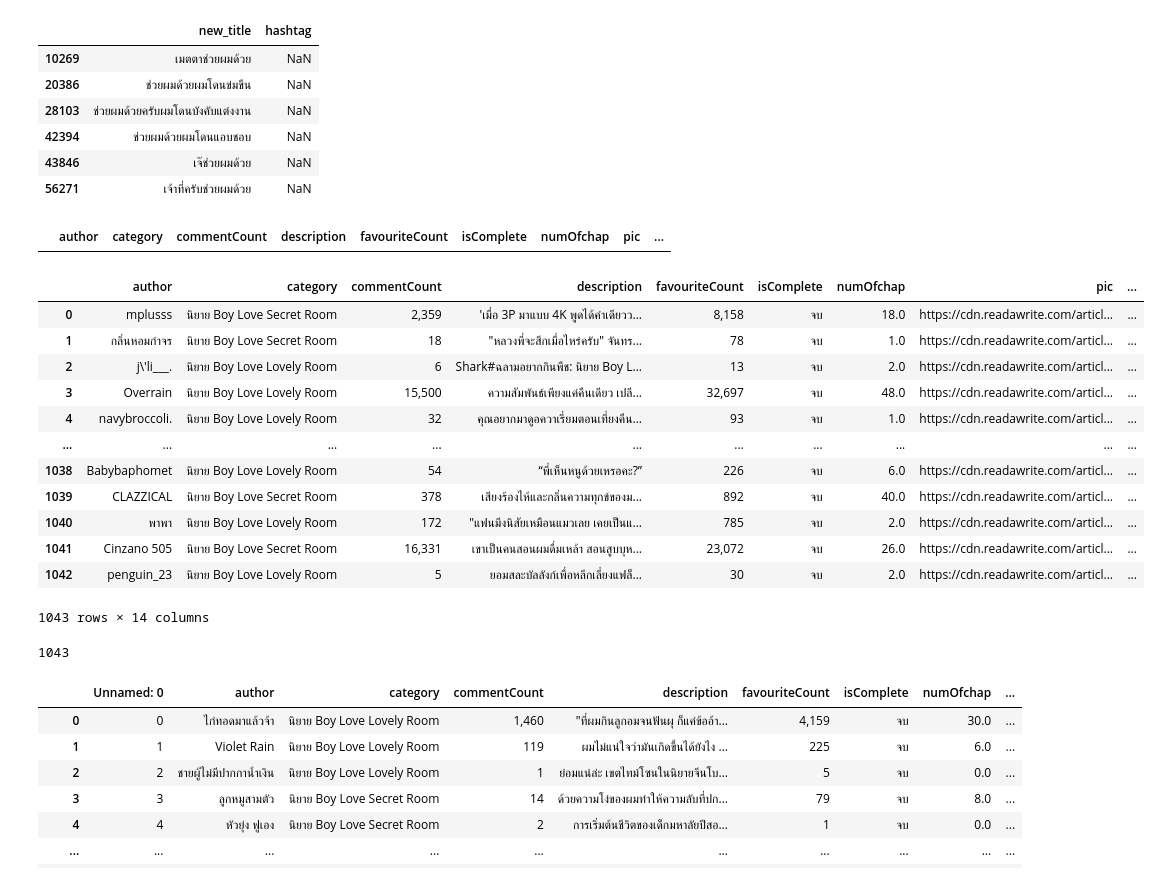
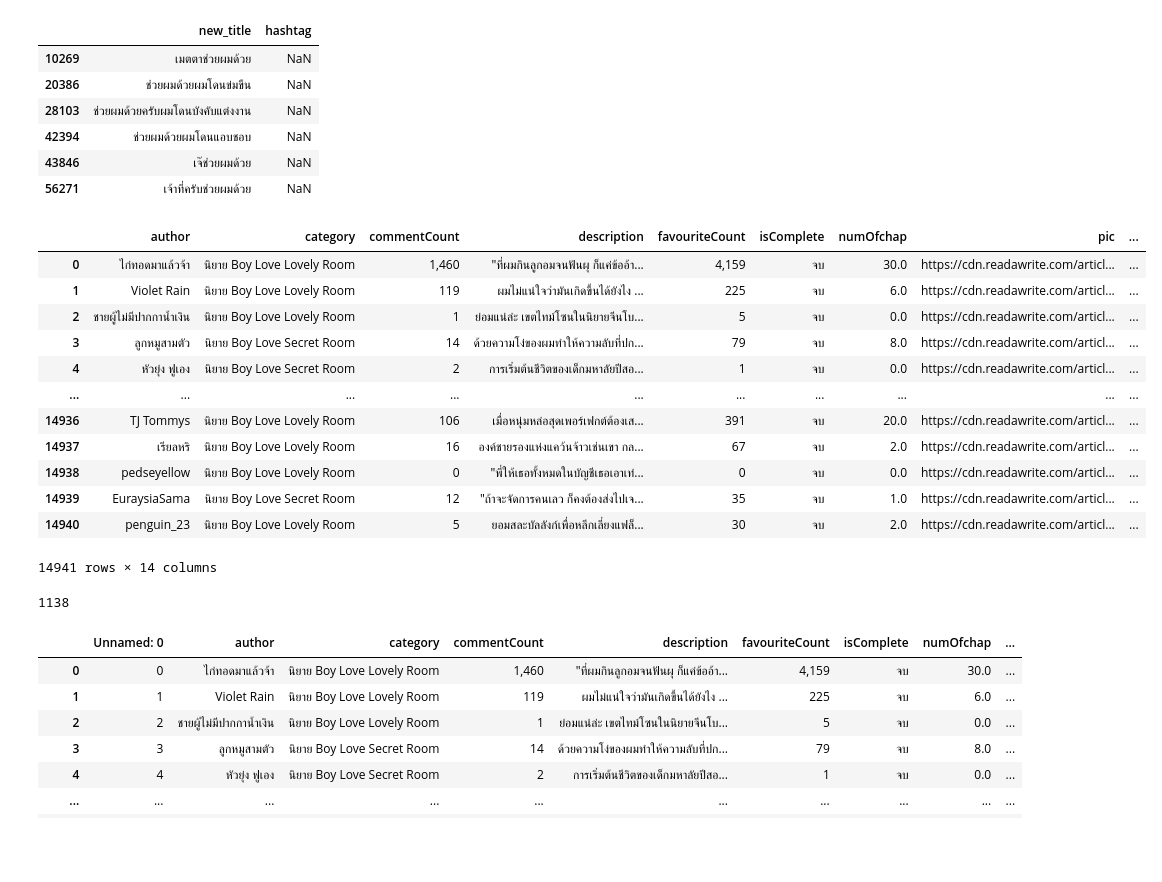
Before and after one commit to pppetonggg/Pick2Read, a Jupyter notebook: CleanReadawrite.ipynb, the cells around one changed output. Cells and saved outputs as stored; diff of their text form; code cells hidden in the pictures; blank space fills up the shorter version.

Commit message:
title no duplicate for twitter search

```diff
--- a/CleanReadawrite.ipynb
+++ b/CleanReadawrite.ipynb
@@ -110,43 +114,39 @@ df3[df3['new_title'].str.contains('ช่วยผมด้วย', na=False)]
 | 42394 | ช่วยผมด้วยผมโดนแอบชอบ | NaN |
 | 43846 | เจ๊ช่วยผมด้วย | NaN |
 | 56271 | เจ้าที่ครับช่วยผมด้วย | NaN |
-# %%
-boyslove[boyslove['hashtag'].str.contains('ป๋อจ้าน') == True]
-#df3.to_csv('readawrite_hashtag.csv')
-# %% [output]
-|  | author | category | commentCount | description | favouriteCount | isComplete | numOfchap | pic | ... |
 # %%
 df4 = df.join(df3)
 
-#no duplicate for hashtag
-df4_nodup = df4.drop_duplicates(subset=['hashtag'], keep=False)
+#no duplicate for hashtag and title
+df4_nodup = df4.drop_duplicates(subset=['titleandhashtag'], keep=False)
 df4_nodup[df4_nodup['hashtag'].str.contains('') == True]
 df4_nodup = df4_nodup[df4_nodup['category'].str.contains('Lovely|Secret')]
 df4_nodup.reset_index(drop=True, inplace=True)
 
 df4_nodup
 #df4_nodup[df4_nodup['title'].str.contains('เกียร์พันสิงห์')]
 #df4
 # %% [output]
 |  | author | category | commentCount | description | favouriteCount | isComplete | numOfchap | pic | ... |
-| 0 | mplusss | นิยาย Boy Love Secret Room | 2,359 | 'เมื่อ 3P มาแบบ 4K พูดได้คำเดียวว... | 8,158 | จบ | 18.0 | https://cdn.readawrite.com/articl... | ... |
-| 1 | กลิ่นหอมกำจร | นิยาย Boy Love Secret Room | 18 | "หลวงพี่จะสึกเมื่อไหร่ครับ" จันทร... | 78 | จบ | 1.0 | https://cdn.readawrite.com/articl... | ... |
-| 2 | j\'li___. | นิยาย Boy Love Lovely Room | 6 | Shark#ฉลามอยากกินพืช: นิยาย Boy L... | 13 | จบ | 2.0 | https://cdn.readawrite.com/articl... | ... |
-| 3 | Overrain | นิยาย Boy Love Lovely Room | 15,500 | ความสัมพันธ์เพียงแค่คืนเดียว เปลี... | 32,697 | จบ | 48.0 | https://cdn.readawrite.com/articl... | ... |
-| 4 | navybroccoli. | นิยาย Boy Love Lovely Room | 32 | คุณอยากมาดูอควาเรี่ยมตอนเที่ยงคืน... | 93 | จบ | 1.0 | https://cdn.readawrite.com/articl... | ... |
+| 0 | ไก่ทอดมาแล้วจ้า | นิยาย Boy Love Lovely Room | 1,460 | "ที่ผมกินลูกอมจนฟันผุ ก็แค่ข้ออ้า... | 4,159 | จบ | 30.0 | https://cdn.readawrite.com/articl... | ... |
+| 1 | Violet Rain | นิยาย Boy Love Lovely Room | 119 | ผมไม่แน่ใจว่ามันเกิดขึ้นได้ยังไง ... | 225 | จบ | 6.0 | https://cdn.readawrite.com/articl... | ... |
+| 2 | ชายผู้ไม่มีปากกาน้ำเงิน | นิยาย Boy Love Lovely Room | 1 | ย่อมแน่ล่ะ เขตไทม์โซนในนิยายจีนโบ... | 5 | จบ | 0.0 | https://cdn.readawrite.com/articl... | ... |
+| 3 | ลูกหมูสามตัว | นิยาย Boy Love Secret Room | 14 | ด้วยความโง่ของผมทำให้ความลับที่ปก... | 79 | จบ | 8.0 | https://cdn.readawrite.com/articl... | ... |
+| 4 | หัวยุ่ง ฟูเอง | นิยาย Boy Love Secret Room | 2 | การเริ่มต้นชีวิตของเด็กมหาลัยปีสอ... | 1 | จบ | 0.0 | https://cdn.readawrite.com/articl... | ... |
 | ... | ... | ... | ... | ... | ... | ... | ... | ... | ... |
-| 1038 | Babybaphomet | นิยาย Boy Love Lovely Room | 54 | “พี่เห็นหนูด้วยเหรอคะ?” | 226 | จบ | 6.0 | https://cdn.readawrite.com/articl... | ... |
-| 1039 | CLAZZICAL | นิยาย Boy Love Secret Room | 378 | เสียงร้องไห้และกลิ่นความทุกข์ของม... | 892 | จบ | 40.0 | https://cdn.readawrite.com/articl... | ... |
-| 1040 | พาพา | นิยาย Boy Love Lovely Room | 172 | "แฟนมึงนิสัยเหมือนแมวเลย เคยเป็นแ... | 785 | จบ | 2.0 | https://cdn.readawrite.com/articl... | ... |
-| 1041 | Cinzano 505 | นิยาย Boy Love Secret Room | 16,331 | เขาเป็นคนสอนผมดื่มเหล้า สอนสูบบุห... | 23,072 | จบ | 26.0 | https://cdn.readawrite.com/articl... | ... |
-| 1042 | penguin_23 | นิยาย Boy Love Lovely Room | 5 | ยอมสละบัลลังก์เพื่อหลีกเลี่ยงแฟล็... | 30 | จบ | 2.0 | https://cdn.readawrite.com/articl... | ... |
+| 14936 | TJ Tommys | นิยาย Boy Love Lovely Room | 106 | เมื่อหนุ่มหล่อสุดเพอร์เฟกต์ต้องเส... | 391 | จบ | 20.0 | https://cdn.readawrite.com/articl... | ... |
+| 14937 | เรียลหริ | นิยาย Boy Love Lovely Room | 16 | องค์ชายรองแห่งแคว้นจ้าวเช่นเขา กล... | 67 | จบ | 2.0 | https://cdn.readawrite.com/articl... | ... |
+| 14938 | pedseyellow | นิยาย Boy Love Lovely Room | 0 | "พี่ให้เธอทั้งหมดในบัญชีเธอเอาเท่... | 0 | จบ | 0.0 | https://cdn.readawrite.com/articl... | ... |
+| 14939 | EuraysiaSama | นิยาย Boy Love Secret Room | 12 | "ถ้าจะจัดการคนเลว ก็คงต้องส่งไปเจ... | 35 | จบ | 1.0 | https://cdn.readawrite.com/articl... | ... |
+| 14940 | penguin_23 | นิยาย Boy Love Lovely Room | 5 | ยอมสละบัลลังก์เพื่อหลีกเลี่ยงแฟล็... | 30 | จบ | 2.0 | https://cdn.readawrite.com/articl... | ... |
-1043 rows × 14 columns
+14941 rows × 14 columns
 # %%
 #df4.to_csv('readawrite_full_hash_set6.csv')
 #df4_nodup.to_csv(r'C:\Users\paton\Pick2ReadData\TwitterSearch\readawrite_hash_nodup_3.csv')
+#df4_nodup.to_csv(r'C:\Users\paton\Pick2ReadData\TwitterSearch\readawrite_title_nodup_2.csv')
 df4_nodup['hashtag'].count()
 # %% [output]
-1043
+1138
 # %%
 boyslove = df4[df4['category'].str.contains('Lovely|Secret')]
 boyslove.reset_index(drop=True, inplace=True)
```
Also changed, not shown: parts of 3 cells of this notebook, 1 other file.
